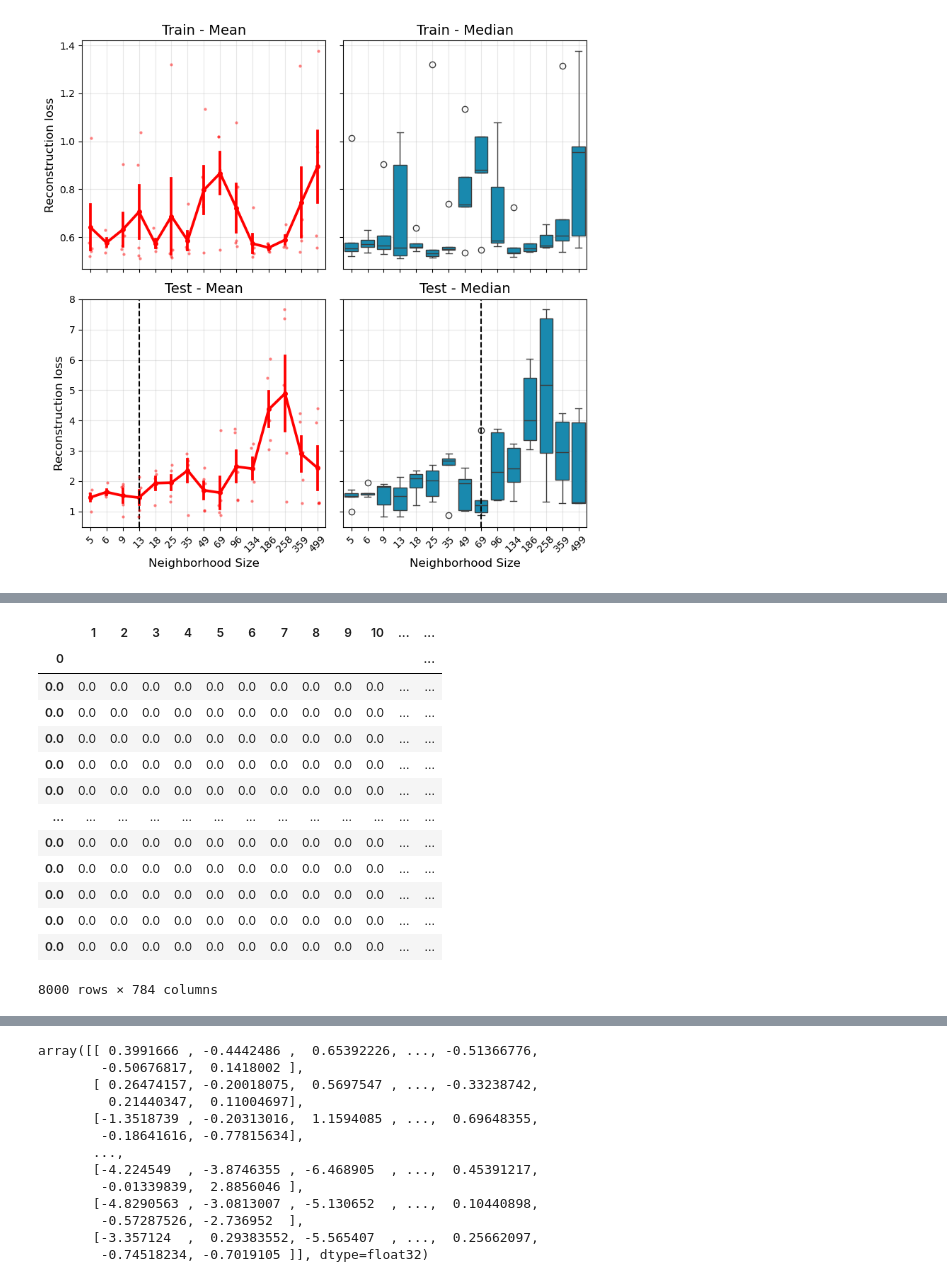
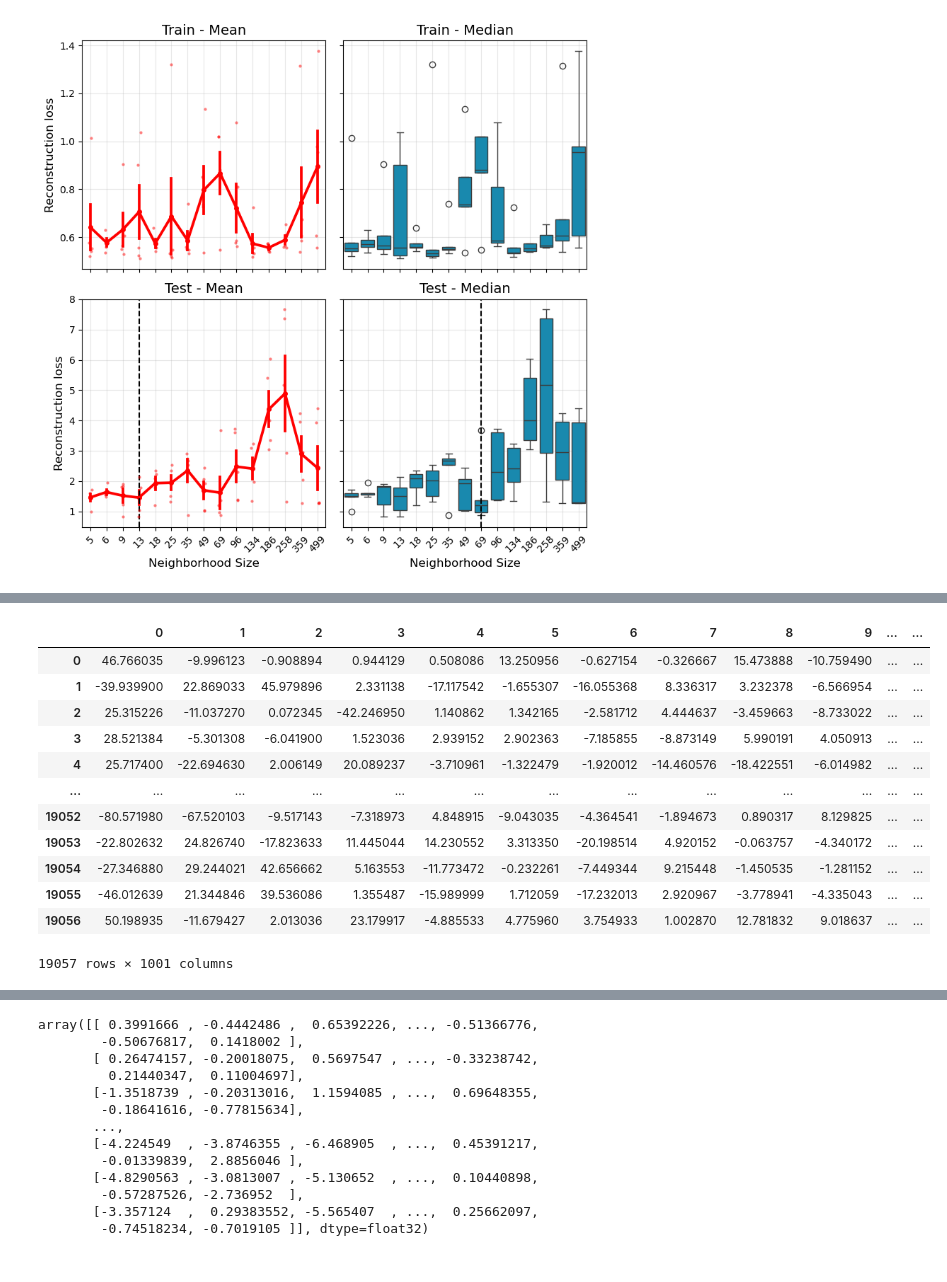
Before and after one commit to DataSlingers/MEDAL, a Jupyter notebook: notebooks/compare_teachers.ipynb, the cells around one changed output, grey strips where cells are left out. Drawn from its saved outputs; the diff is of its cells as text; code cells hidden in the pictures.

```diff
--- a/notebooks/compare_teachers.ipynb
+++ b/notebooks/compare_teachers.ipynb
@@ -1798,19 +1914,17 @@ plt.show()
 # %%
-path = "/Users/irenechang/Downloads/MEDAL/data/mnist_train.csv"
-df = pd.read_csv(path, index_col = 0)
-df
+path = "/Users/irenechang/Downloads/MEDAL/data/tasic_train.csv"
+pd.read_csv(path)
 # %% [output]
-|  | 1 | 2 | 3 | 4 | 5 | 6 | 7 | 8 | 9 | 10 | ... | ... |
-| 0 |  |  |  |  |  |  |  |  |  |  |  | ... |
-| 0.0 | 0.0 | 0.0 | 0.0 | 0.0 | 0.0 | 0.0 | 0.0 | 0.0 | 0.0 | 0.0 | ... | ... |
-| 0.0 | 0.0 | 0.0 | 0.0 | 0.0 | 0.0 | 0.0 | 0.0 | 0.0 | 0.0 | 0.0 | ... | ... |
-| 0.0 | 0.0 | 0.0 | 0.0 | 0.0 | 0.0 | 0.0 | 0.0 | 0.0 | 0.0 | 0.0 | ... | ... |
-| 0.0 | 0.0 | 0.0 | 0.0 | 0.0 | 0.0 | 0.0 | 0.0 | 0.0 | 0.0 | 0.0 | ... | ... |
-| 0.0 | 0.0 | 0.0 | 0.0 | 0.0 | 0.0 | 0.0 | 0.0 | 0.0 | 0.0 | 0.0 | ... | ... |
+|  | 0 | 1 | 2 | 3 | 4 | 5 | 6 | 7 | 8 | 9 | ... | ... |
+| 0 | 46.766035 | -9.996123 | -0.908894 | 0.944129 | 0.508086 | 13.250956 | -0.627154 | -0.326667 | 15.473888 | -10.759490 | ... | ... |
+| 1 | -39.939900 | 22.869033 | 45.979896 | 2.331138 | -17.117542 | -1.655307 | -16.055368 | 8.336317 | 3.232378 | -6.566954 | ... | ... |
+| 2 | 25.315226 | -11.037270 | 0.072345 | -42.246950 | 1.140862 | 1.342165 | -2.581712 | 4.444637 | -3.459663 | -8.733022 | ... | ... |
+| 3 | 28.521384 | -5.301308 | -6.041900 | 1.523036 | 2.939152 | 2.902363 | -7.185855 | -8.873149 | 5.990191 | 4.050913 | ... | ... |
+| 4 | 25.717400 | -22.694630 | 2.006149 | 20.089237 | -3.710961 | -1.322479 | -1.920012 | -14.460576 | -18.422551 | -6.014982 | ... | ... |
 | ... | ... | ... | ... | ... | ... | ... | ... | ... | ... | ... | ... | ... |
-| 0.0 | 0.0 | 0.0 | 0.0 | 0.0 | 0.0 | 0.0 | 0.0 | 0.0 | 0.0 | 0.0 | ... | ... |
-| 0.0 | 0.0 | 0.0 | 0.0 | 0.0 | 0.0 | 0.0 | 0.0 | 0.0 | 0.0 | 0.0 | ... | ... |
-| 0.0 | 0.0 | 0.0 | 0.0 | 0.0 | 0.0 | 0.0 | 0.0 | 0.0 | 0.0 | 0.0 | ... | ... |
-| 0.0 | 0.0 | 0.0 | 0.0 | 0.0 | 0.0 | 0.0 | 0.0 | 0.0 | 0.0 | 0.0 | ... | ... |
-| 0.0 | 0.0 | 0.0 | 0.0 | 0.0 | 0.0 | 0.0 | 0.0 | 0.0 | 0.0 | 0.0 | ... | ... |
+| 19052 | -80.571980 | -67.520103 | -9.517143 | -7.318973 | 4.848915 | -9.043035 | -4.364541 | -1.894673 | 0.890317 | 8.129825 | ... | ... |
+| 19053 | -22.802632 | 24.826740 | -17.823633 | 11.445044 | 14.230552 | 3.313350 | -20.198514 | 4.920152 | -0.063757 | -4.340172 | ... | ... |
+| 19054 | -27.346880 | 29.244021 | 42.656662 | 5.163553 | -11.773472 | -0.232261 | -7.449344 | 9.215448 | -1.450535 | -1.281152 | ... | ... |
+| 19055 | -46.012639 | 21.344846 | 39.536086 | 1.355487 | -15.989999 | 1.712059 | -17.232013 | 2.920967 | -3.778941 | -4.335043 | ... | ... |
+| 19056 | 50.198935 | -11.679427 | 2.013036 | 23.179917 | -4.885533 | 4.775960 | 3.754933 | 1.002870 | 12.781832 | 9.018637 | ... | ... |
-8000 rows × 784 columns
+19057 rows × 1001 columns
```
Also changed, not shown: parts of 10 cells of this notebook.
